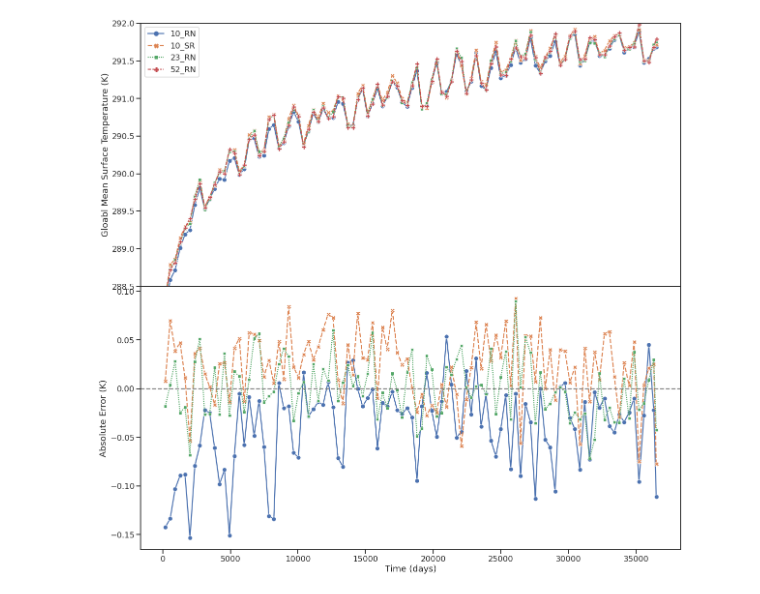
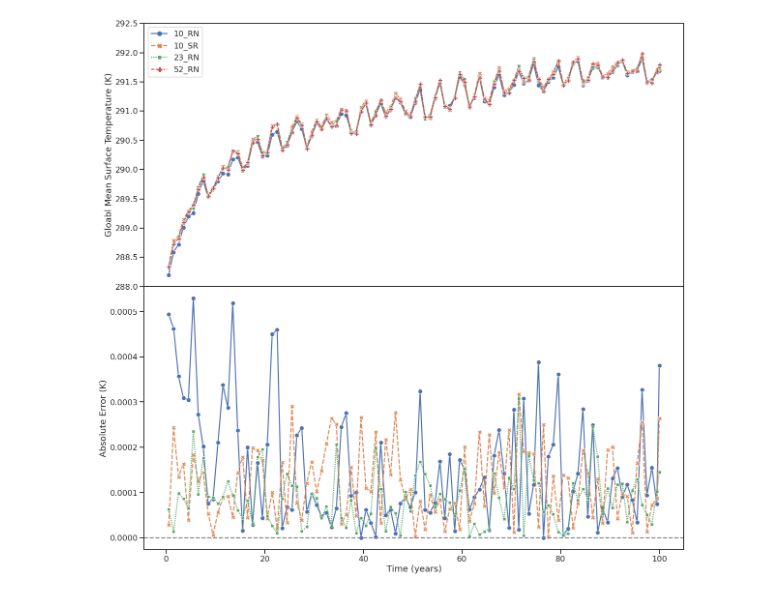
Before and after one commit to eapax/speedy, a Jupyter notebook: jupyter_notebooks/1.Timeseries_100years_m6.ipynb, the cells around one changed output. Saved outputs shown, nothing was run; the diff lists cells and outputs as text; code cells hidden in the pictures.

```diff
--- a/jupyter_notebooks/1.Timeseries_100years_m6.ipynb
+++ b/jupyter_notebooks/1.Timeseries_100years_m6.ipynb
@@ -170,3 +171,4 @@ File /network/group/aopp/predict/TIP016_PAXTON_RPSPEEDY/speedyone/paper/100year/
 # %%
-window = 365
-df_mean = df.groupby([df.index//window, 'label','level','precision', 'title'],as_index=False).mean()
+#Load the data
+df = pd.read_pickle('m6_example.pkl')
+display(df.groupby([df.index//365, 'label','level','precision', 'title'],as_index=False).mean())
@@ -184,12 +292,12 @@ def plot_config(ax1,ax2,save):
     ax2.set_ylabel("Absolute Error (K)")#, fontsize = 20)
 
 
-    ax2.set_xlabel("Time (days)")#, fontsize = 20)
+    ax2.set_xlabel("Time (years)")#, fontsize = 20)
     ax2.axhline(0.0, c='0.5', linestyle='--')
 
 
    # ax1.set_xlim(0,400)
-    ax1.set_ylim(288.5,292)
+    ax1.set_ylim(288,292.5)
 
     #Other config
     ax1.legend().set_title(None)
@@ -218,12 +326,13 @@ def get_relative_error_df(df):
 
 
     #Get the absolute error
-    df_join['error']  = df_join['temperature'] - df_join['temperaturetruth']
+    #df_join['error']  = df_join['temperature'] - df_join['temperaturetruth']
+    df_join['error']  = abs(df_join['temperature'] - df_join['temperaturetruth'])/df_join['temperaturetruth']
 
 
     return df_join
 
-def plot_error_timeseries(df,save_it):
+def plot_error_timeseries(df1,df2,save_it):
 
     #Setup plot env
     h,w = 20,20
@@ -239,19 +348,27 @@ def plot_error_timeseries(df,save_it):
 
     fig, (ax1,ax2) = plt.subplots(nrows=2, ncols=1, sharex=True, figsize=(h,w))
 
+    df1['years'] = df1.X/365
+
 
     #Plot the df directly
-    p = sns.lineplot(data=df, x="X", y='temperature', hue="precision",ax=ax1,style='precision',markers=True)
+    p = sns.lineplot(data=df1, x="years", y='temperature', hue="precision",ax=ax1,style='precision',markers=True)
 
 
     #Calculate the relative_error df and plot
-    df_error = get_relative_error_df(df)
-    p = sns.lineplot(data=df_error, x="X", y='error', hue="precision",ax=ax2,style='precision',markers=True,legend=None)
+    df_error = get_relative_error_df(df1)
+    #df_error['years'] = df2.X #/365
+
+    df_error['years'] = df_error['X']/365
+
+    decadal_window = 1 #take an average over N years
+    df_error_decadal = df_error.groupby([df_error.years//decadal_window, 'label','level','precision', 'title'],as_index=False).mean()
+    p = sns.lineplot(data=df_error_decadal, x="years", y='error', hue="precision",ax=ax2,style='precision',markers=True,legend=None)
 
 
     plot_config(ax1,ax2,save_it)
 # %%
-save_it = False #Do you want to save the Fig?
-plot_error_timeseries(df_mean,save_it)
+save_it = True #Do you want to save the Fig?
+plot_error_timeseries(df_annual_mean,df_decadal_mean,save_it)
 # %% [output]
-[figure, old version]
+[figure, new version]
```
Also changed, not shown: parts of 8 cells of this notebook, 19 other files.
